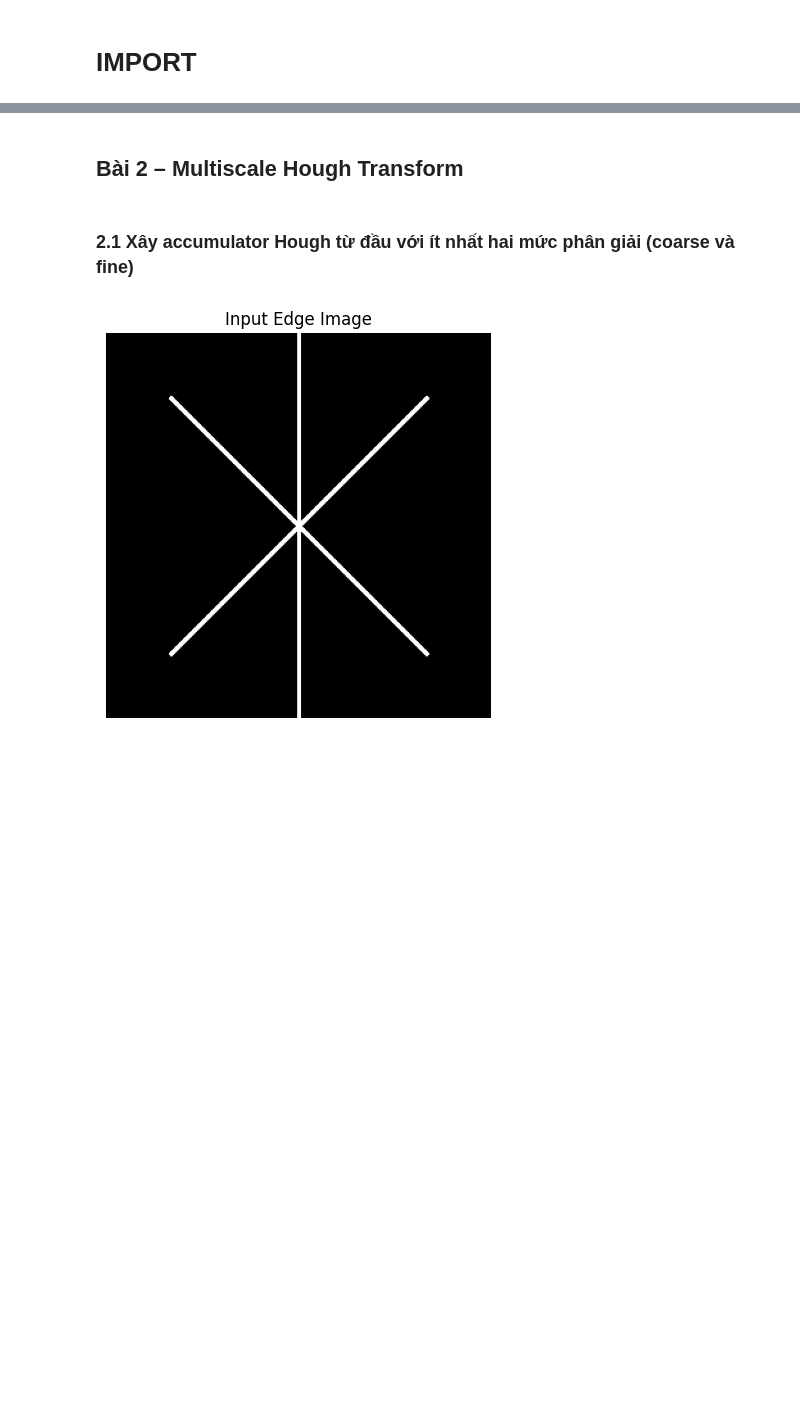
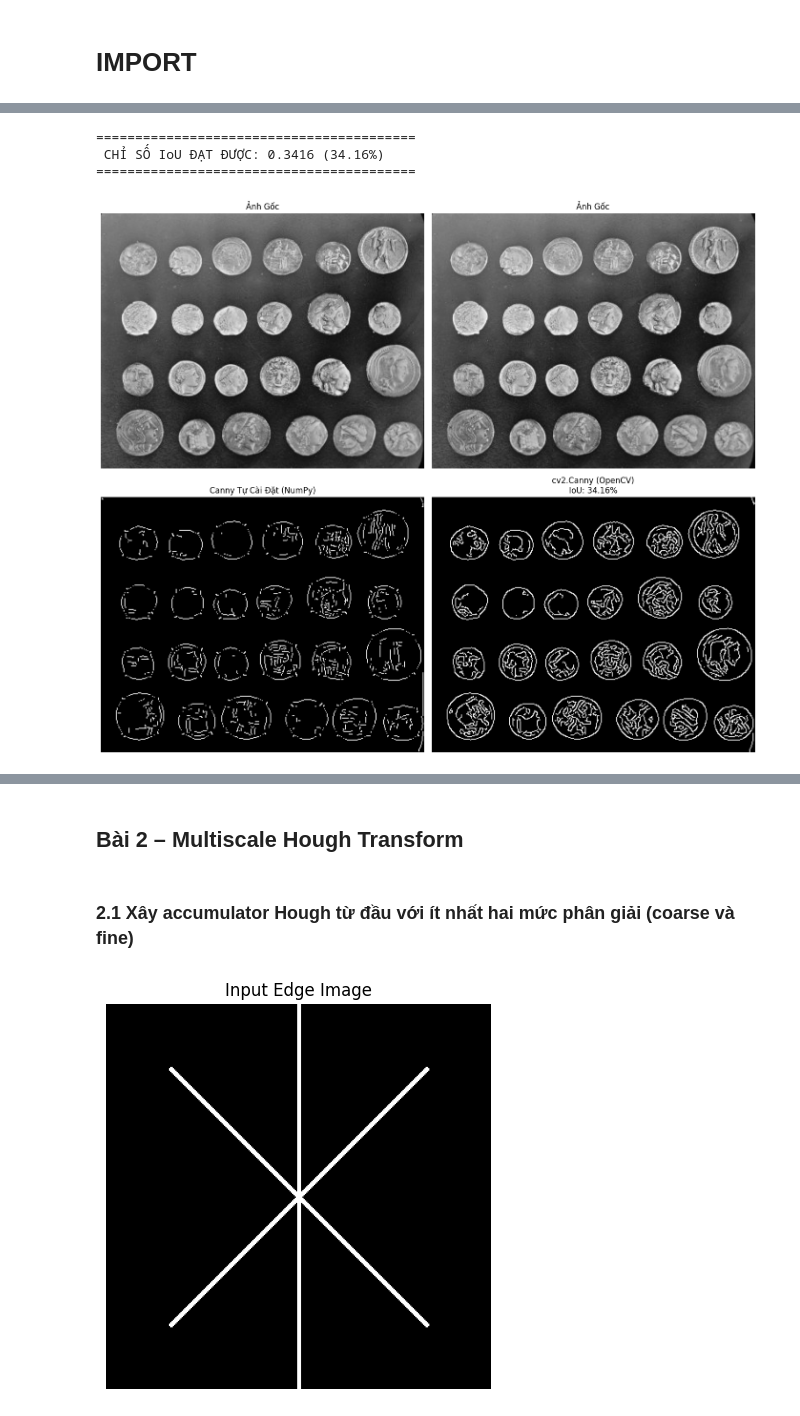
Before and after one commit to thuankoten/computer-vision-lab, a Jupyter notebook: Chapter03/Chapter_03.ipynb, the cells around one changed output, grey strips where cells are left out. Cells and saved outputs as stored; diff of their text form; code cells hidden in the pictures; blank space fills up the shorter version.

```diff
--- a/Chapter03/Chapter_03.ipynb
+++ b/Chapter03/Chapter_03.ipynb
@@ -10,0 +278,71 @@ import math
+# %%
+image = data.coins()
+sigma = 1.4
+kernel_size = 5
+tau_low = 30
+tau_high = 80
+
+edges_custom = canny_edge_detection(image, sigma=sigma, kernel_size=kernel_size,
+                                     tau_low=tau_low, tau_high=tau_high)
+
+# Bước 1: OpenCV yêu cầu làm mịn bằng GaussianBlur trước một cách tường minh
+blurred_opencv = cv2.GaussianBlur(image, (kernel_size, kernel_size), sigmaX=sigma, sigmaY=sigma)
+# Bước 2: Gọi hàm Canny của thư viện cv2
+edges_opencv = cv2.Canny(blurred_opencv, threshold1=tau_low, threshold2=tau_high)
+
+def calculate_iou(binary_img1, binary_img2):
+    """
+    Tính chỉ số IoU giữa hai ảnh biên nhị phân (0 và 255).
+    """
+    # Chuyển đổi thành mảng Boolean (True tại nơi có biên 255)
+    border1 = (binary_img1 == 255)
+    border2 = (binary_img2 == 255)
+
+    # Tính phần giao (Intersection): Cả hai cùng là True
+    intersection = np.logical_and(border1, border2).sum()
+
+    # Tính phần hợp (Union): Ít nhất một trong hai là True
+    union = np.logical_or(border1, border2).sum()
+
+    # Tránh lỗi chia cho 0 nếu cả hai ảnh đều không có biên
+    if union == 0:
+        return 1.0
+
+    return intersection / union
+
+# Tính toán IoU thực tế
+iou_score = calculate_iou(edges_custom, edges_opencv)
+
+print(f"=========================================")
+print(f" CHỈ SỐ IoU ĐẠT ĐƯỢC: {iou_score:.4f} ({iou_score * 100:.2f}%)")
+print(f"=========================================")
+
+# Thay đổi cấu hình subplot thành 2 hàng, 2 cột (2, 2)
+fig, axes = plt.subplots(2, 2, figsize=(14, 12))
+
+# ---------------- HÀNG 1: ẢNH GỐC ĐỂ ĐỐI CHIẾU ----------------
+axes[0, 0].imshow(image, cmap='gray')
+axes[0, 0].set_title('Ảnh Gốc')
+axes[0, 0].axis('off')
+
+axes[0, 1].imshow(image, cmap='gray')
+axes[0, 1].set_title('Ảnh Gốc')
+axes[0, 1].axis('off')
+
+# ---------------- HÀNG 2: KẾT QUẢ PHÁT HIỆN BIÊN ----------------
+axes[1, 0].imshow(edges_custom, cmap='gray')
+axes[1, 0].set_title('Canny Tự Cài Đặt (NumPy)')
+axes[1, 0].axis('off')
+
+axes[1, 1].imshow(edges_opencv, cmap='gray')
+axes[1, 1].set_title(f'cv2.Canny (OpenCV)\nIoU: {iou_score * 100:.2f}%')
+axes[1, 1].axis('off')
+
+# Tối ưu khoảng cách giữa các hình ảnh để không bị đè chữ
+plt.tight_layout()
+plt.show()
+# %% [output]
+=========================================
+ CHỈ SỐ IoU ĐẠT ĐƯỢC: 0.3416 (34.16%)
+=========================================
+[figure, added]
```
Also changed, not shown: parts of 7 cells of this notebook.
